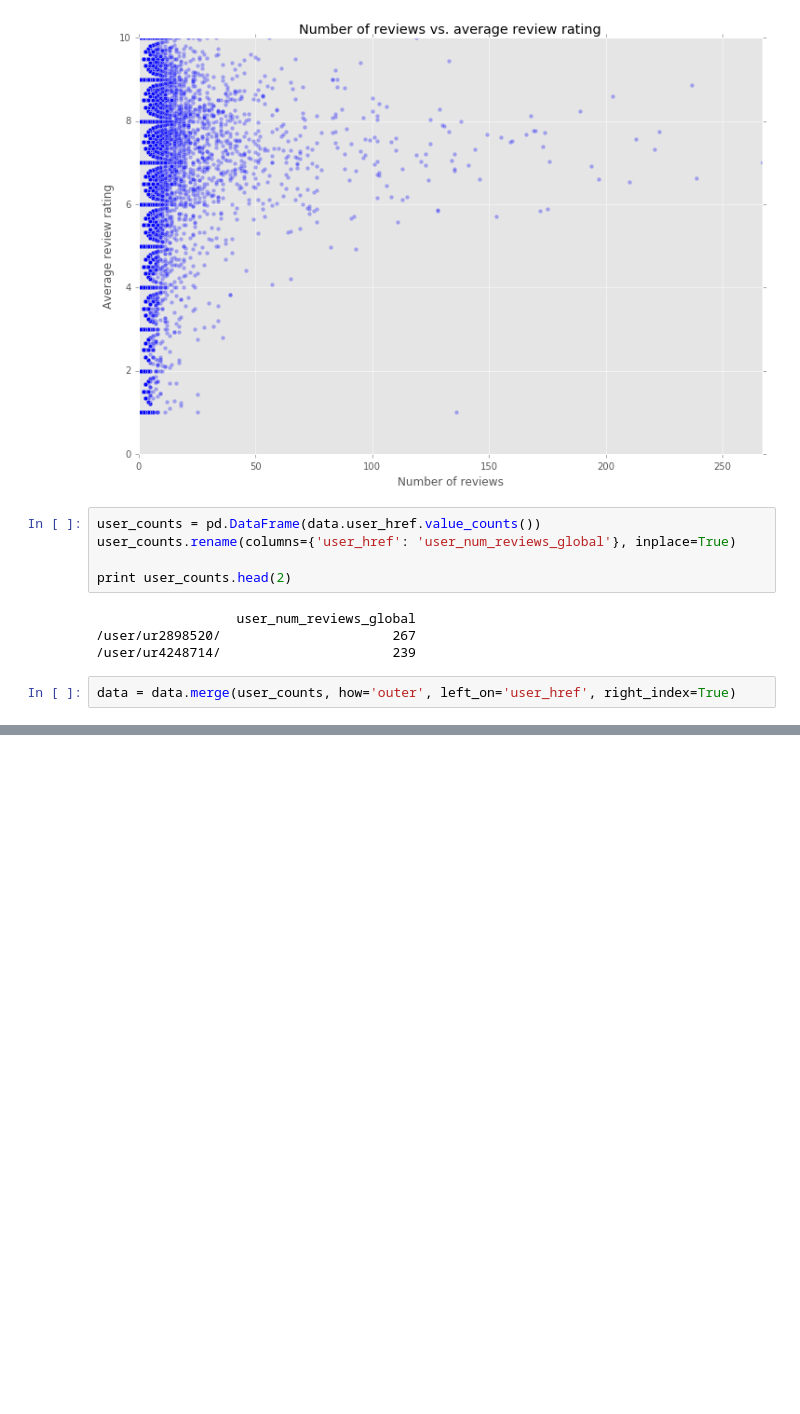
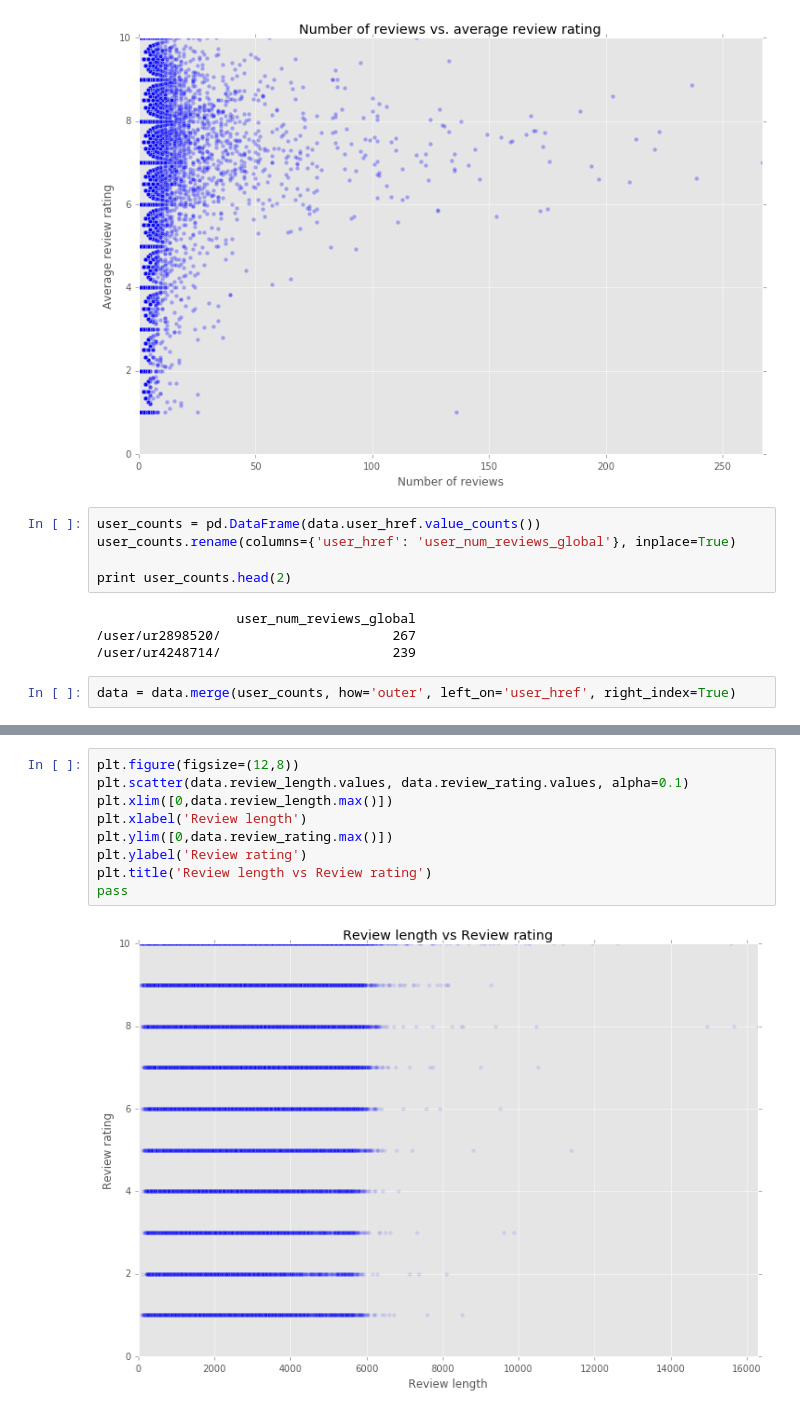
Before and after one commit to nupinion/data_blog, a Jupyter notebook: imdb/5---basic-analysis-using-pandas.ipynb, the cells around one changed output, grey strips where cells are left out. Drawn from its saved outputs; the diff is of its cells as text; blank space fills up the shorter version.

```diff
--- a/imdb/5---basic-analysis-using-pandas.ipynb
+++ b/imdb/5---basic-analysis-using-pandas.ipynb
@@ -162,0 +163,11 @@ pass
+# %%
+plt.figure(figsize=(12,8))
+plt.scatter(data.review_length.values, data.review_rating.values, alpha=0.1)
+plt.xlim([0,data.review_length.max()])
+plt.xlabel('Review length')
+plt.ylim([0,data.review_rating.max()])
+plt.ylabel('Review rating')
+plt.title('Review length vs Review rating')
+pass
+# %% [output]
+[figure, added]
```
Also changed, not shown: parts of 4 cells of this notebook, 1 other file.
